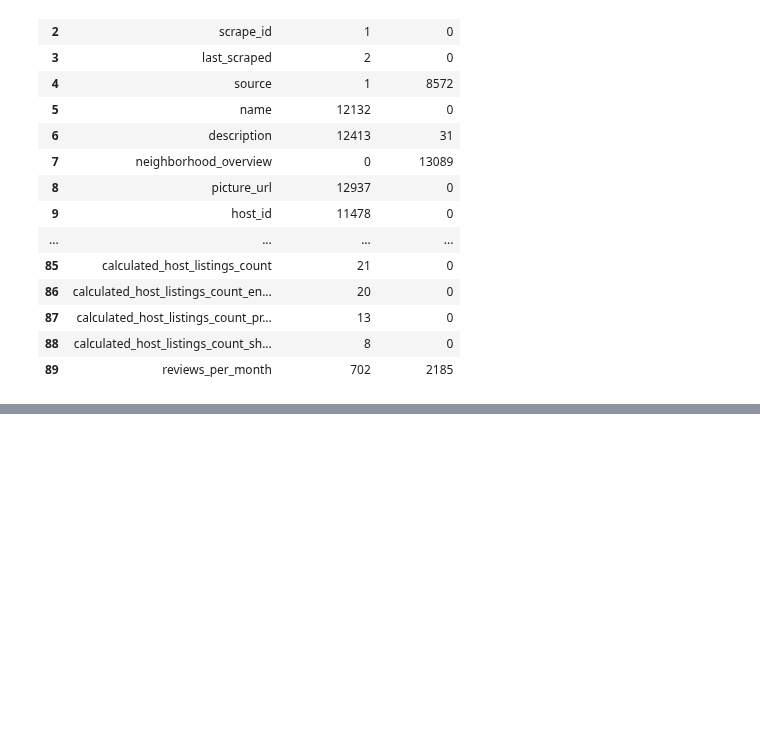
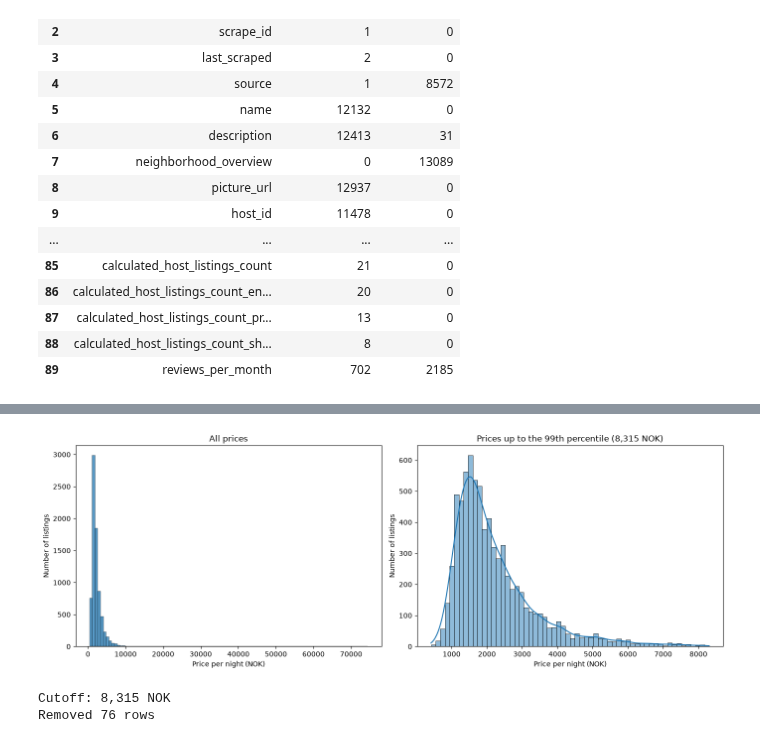
Before and after one commit to malenalisken/Airbnb_project, a Jupyter notebook: data/cleaning/listings.ipynb, the cells around one changed output, grey strips where cells are left out. Saved outputs shown, nothing was run; the diff lists cells and outputs as text; code cells hidden in the pictures; blank space fills up the shorter version.

```diff
--- a/data/cleaning/listings.ipynb
+++ b/data/cleaning/listings.ipynb
@@ -44,0 +118,3 @@ print(f"Cleaned shape: {df_cleaned_obs.shape}")
+# %%
+#dropping lattitude and longitude for now
+df_clean = df_clean.drop(columns = ['latitude','longitude'])
@@ -44,0 +193,45 @@ print(f"Cleaned shape: {df_cleaned_obs.shape}")
+# %%
+#remove listing with 13 accomodations as it is an outlier
+df_clean = df_clean[df_clean["accommodates"] != 13]
+#to much correlation for linear regression, we drop
+df_clean = df_clean.drop(columns = ['bedrooms', 'beds', 'bathrooms'])
+# %%
+# Clean price: remove $ and commas, then convert to numbers
+df_clean["price"] = df_clean["price"].str.replace("[$,]", "", regex=True).astype(float)
+
+# Remove rows with no price
+df_clean = df_clean.dropna(subset=["price"])
+
+fig, axes = plt.subplots(1, 2, figsize=(14, 5))
+
+# All prices
+sns.histplot(data=df_clean, x="price", bins=100, ax=axes[0])
+axes[0].set_title("All prices")
+axes[0].set_xlabel("Price per night (NOK)")
+axes[0].set_ylabel("Number of listings")
+
+# Zoomed in: the bottom 99% of prices
+cutoff = df_clean["price"].quantile(0.99)
+sns.histplot(data=df_clean[df_clean["price"] <= cutoff], x="price", bins=60, kde=True, ax=axes[1])
+axes[1].set_title(f"Prices up to the 99th percentile ({cutoff:,.0f} NOK)")
+axes[1].set_xlabel("Price per night (NOK)")
+axes[1].set_ylabel("Number of listings")
+
+plt.tight_layout()
+plt.show()#
+# %% [output]
+[figure, added]
+# %%
+#decide to remove all observations where price exceeds 99th percentile
+cutoff = df_clean["price"].quantile(0.99)
+
+rows_before = len(df_clean)
+df_clean = df_clean[df_clean["price"] <= cutoff]
+
+print(f"Cutoff: {cutoff:,.0f} NOK")
+print(f"Removed {rows_before - len(df_clean)} rows")
+# log-transform price
+df_clean["log_price"] = np.log(df_clean["price"])
+# %% [output]
+Cutoff: 8,315 NOK
+Removed 76 rows
```
Also changed, not shown: parts of 19 cells of this notebook.
